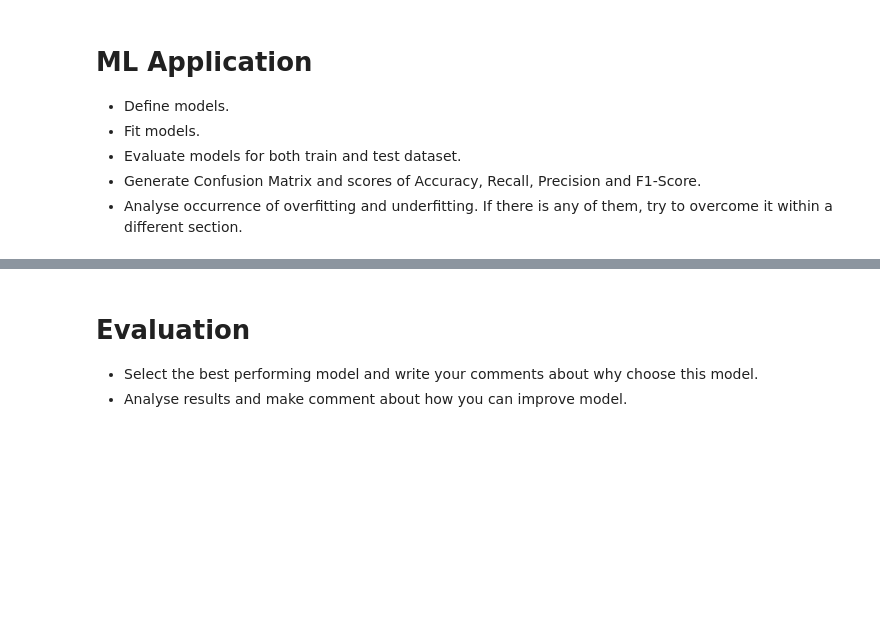
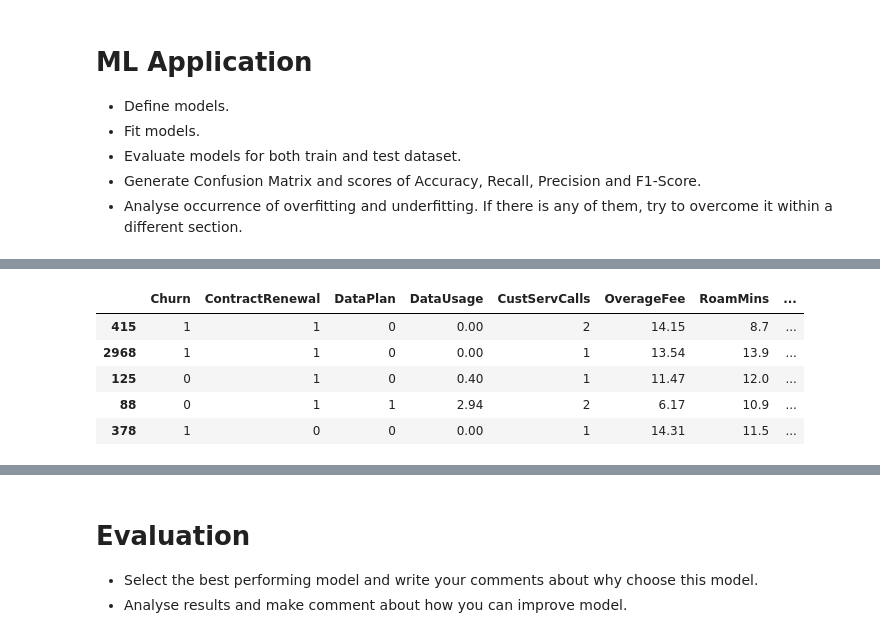
Before and after one commit to RancyChepchirchir/ML_Course_9-11-20, a Jupyter notebook: Project/09-11-2020 ML Course Nigeria Project 'Rancy_Chepchirchir'.ipynb, the cells around one changed output, grey strips where cells are left out. Cells and saved outputs as stored; diff of their text form; code cells hidden in the pictures; blank space fills up the shorter version.

```diff
--- a/Project/09-11-2020 ML Course Nigeria Project 'Rancy_Chepchirchir'.ipynb
+++ b/Project/09-11-2020 ML Course Nigeria Project 'Rancy_Chepchirchir'.ipynb
@@ -278,13 +332,20 @@ X_train = data.drop(labels = ["Churn"],axis = 1)
 # %%
 # Since our classes are highly skewed we should make them equivalent in order to have a normal distribution of the classes.
 # Lets shuffle the data before creating the subsamples
 df = data.sample(frac=1, axis=1)
 
 # amount of churn classes 492 rows.
 churn_df = data.loc[data['Churn'] == 1]
-non_churn_df = data.loc[data['Churn'] == 0][:3332]
-normal_distributed_df = pd.concat([default_df, non_default_df])
+non_churn_df = data.loc[data['Churn'] == 0][:600]
+normal_distributed_df = pd.concat([churn_df, non_churn_df])
 
 # Shuffle dataframe rows
 new_df = normal_distributed_df.sample(frac=1, random_state=42)
 new_df.head()
+# %% [output]
+|  | Churn | ContractRenewal | DataPlan | DataUsage | CustServCalls | OverageFee | RoamMins | ... |
+| 415 | 1 | 1 | 0 | 0.00 | 2 | 14.15 | 8.7 | ... |
+| 2968 | 1 | 1 | 0 | 0.00 | 1 | 13.54 | 13.9 | ... |
+| 125 | 0 | 1 | 0 | 0.40 | 1 | 11.47 | 12.0 | ... |
+| 88 | 0 | 1 | 1 | 2.94 | 2 | 6.17 | 10.9 | ... |
+| 378 | 1 | 0 | 0 | 0.00 | 1 | 14.31 | 11.5 | ... |
```
Also changed, not shown: parts of 19 cells of this notebook.
